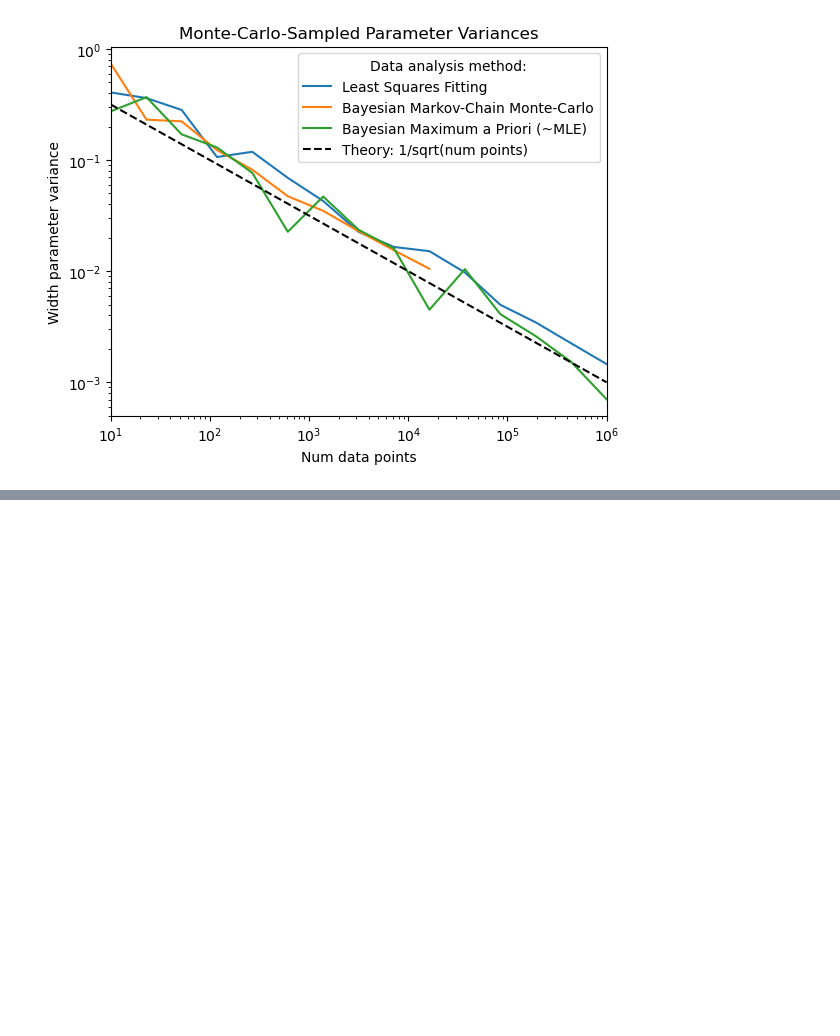
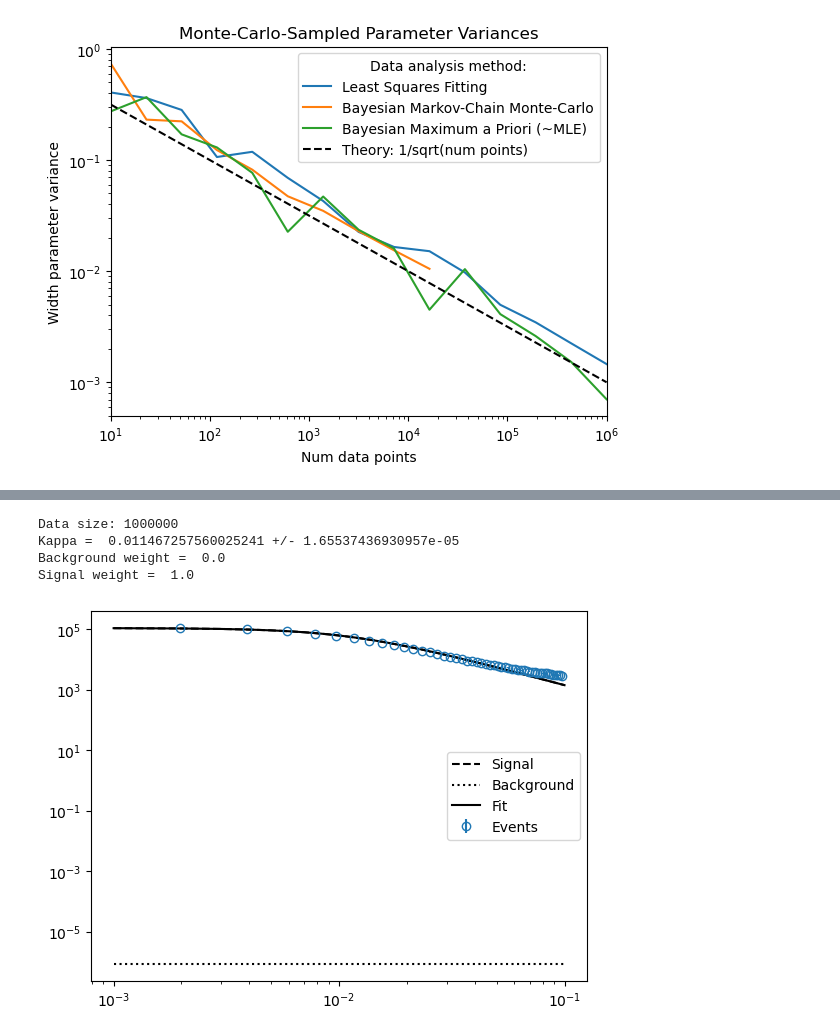
Before and after one commit to localoptimum/emtk, a Jupyter notebook: Mixture Models with PyMC.ipynb, the cells around one changed output, grey strips where cells are left out. Saved outputs shown, nothing was run; the diff lists cells and outputs as text; code cells hidden in the pictures; blank space fills up the shorter version.

```diff
--- a/Mixture Models with PyMC.ipynb
+++ b/Mixture Models with PyMC.ipynb
@@ -826,0 +1128,10 @@ ax.legend(title='Data analysis method:')
+# %%
+# Before we waste time looping, make sure that the test works correctly for bayesian MAP
+big_test_spectrum = generate_data(1000000, xmin=xmin, xmax=xmax)
+obj=bayesian_MAP_fit(big_test_spectrum, plot=True, xmin=xmin, xmax=xmax)
+# %% [output]
+Data size: 1000000
+Kappa =  0.011467257560025241 +/- 1.65537436930957e-05
+Background weight =  0.0
+Signal weight =  1.0
+[figure, added]
```
Also changed, not shown: parts of 10 cells of this notebook.
